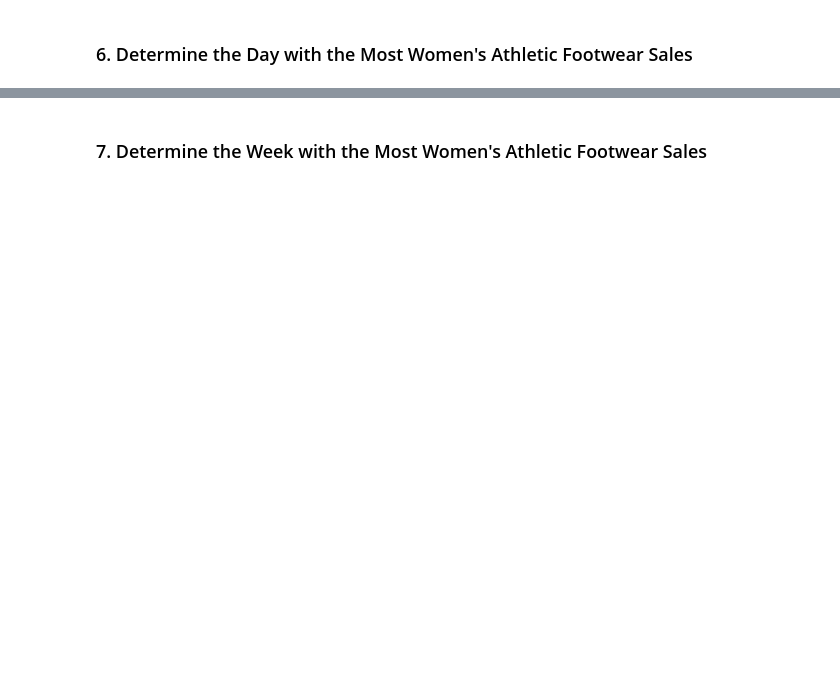
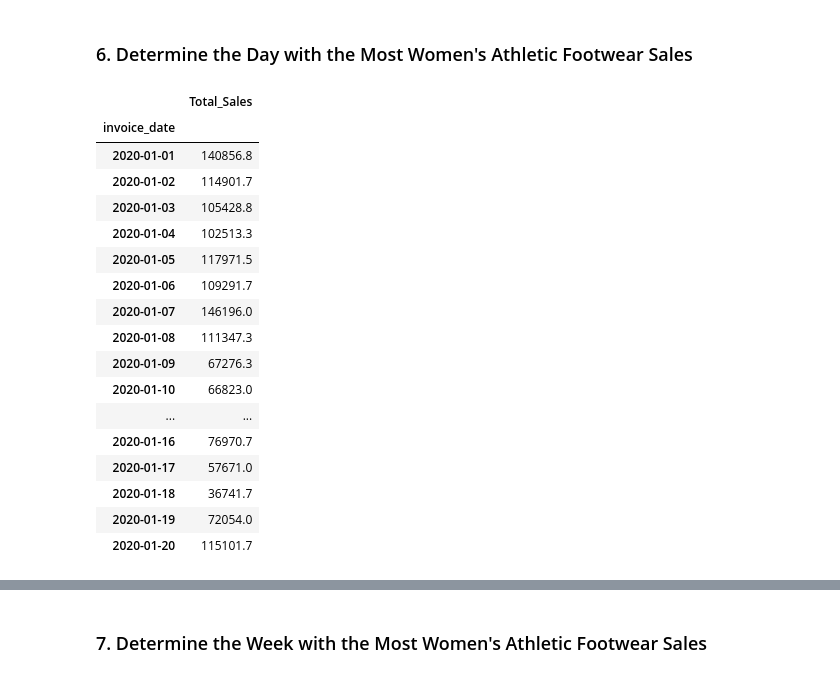
Before and after one commit to hsingh8015/athletic_sales_analysis, a Jupyter notebook: athletic_sales_analysis.ipynb, the cells around one changed output, grey strips where cells are left out. Cells and saved outputs as stored; diff of their text form; code cells hidden in the pictures; blank space fills up the shorter version.

```diff
--- a/athletic_sales_analysis.ipynb
+++ b/athletic_sales_analysis.ipynb
@@ -210,11 +316,34 @@ dtype: object
 ### 6. Determine the Day with the Most Women's Athletic Footwear Sales
 # %%
 # Create a pivot table with the 'invoice_date' column is the index, and the "total_sales" as the values.
-
+invoice_date = pd.pivot_table(combined_2020_2021_rows,
+                                           index='invoice_date',
+                                           values='total_sales').round(1)
 
 # Optional: Rename the "total_sales" column to "Total Sales"
+invoice_date = invoice_date.rename(columns={'total_sales': 'Total_Sales'})
 
 
 # Show the table.
+invoice_date.head(20)
+# %% [output]
+|  | Total_Sales |
+| invoice_date |  |
+| 2020-01-01 | 140856.8 |
+| 2020-01-02 | 114901.7 |
+| 2020-01-03 | 105428.8 |
+| 2020-01-04 | 102513.3 |
+| 2020-01-05 | 117971.5 |
+| 2020-01-06 | 109291.7 |
+| 2020-01-07 | 146196.0 |
+| 2020-01-08 | 111347.3 |
+| 2020-01-09 | 67276.3 |
+| 2020-01-10 | 66823.0 |
+| ... | ... |
+| 2020-01-16 | 76970.7 |
+| 2020-01-17 | 57671.0 |
+| 2020-01-18 | 36741.7 |
+| 2020-01-19 | 72054.0 |
+| 2020-01-20 | 115101.7 |
 # %%
 # Resample the pivot table into daily bins, and get the total sales for each day.
```
Also changed, not shown: parts of 12 cells of this notebook, 1 other file.
